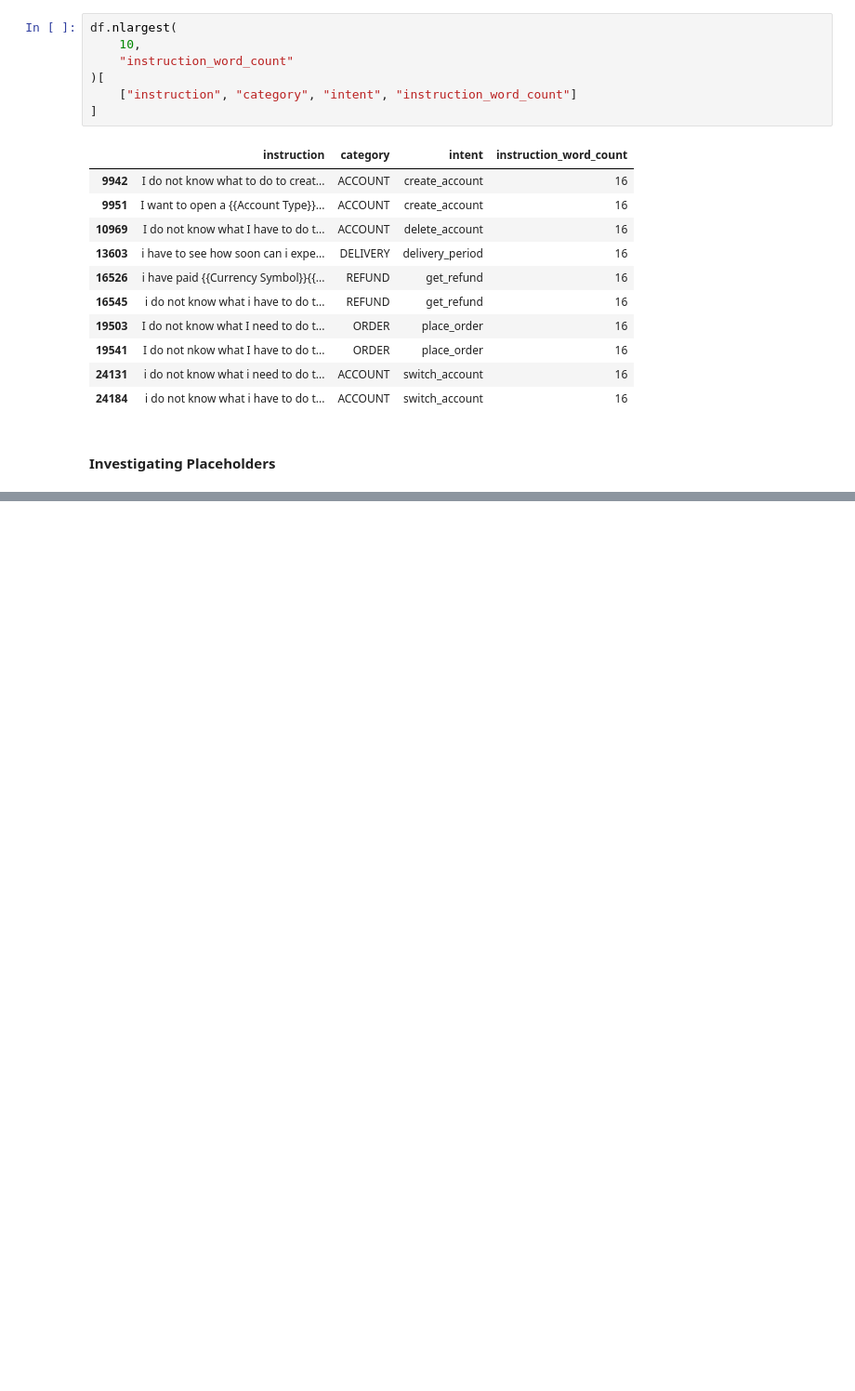
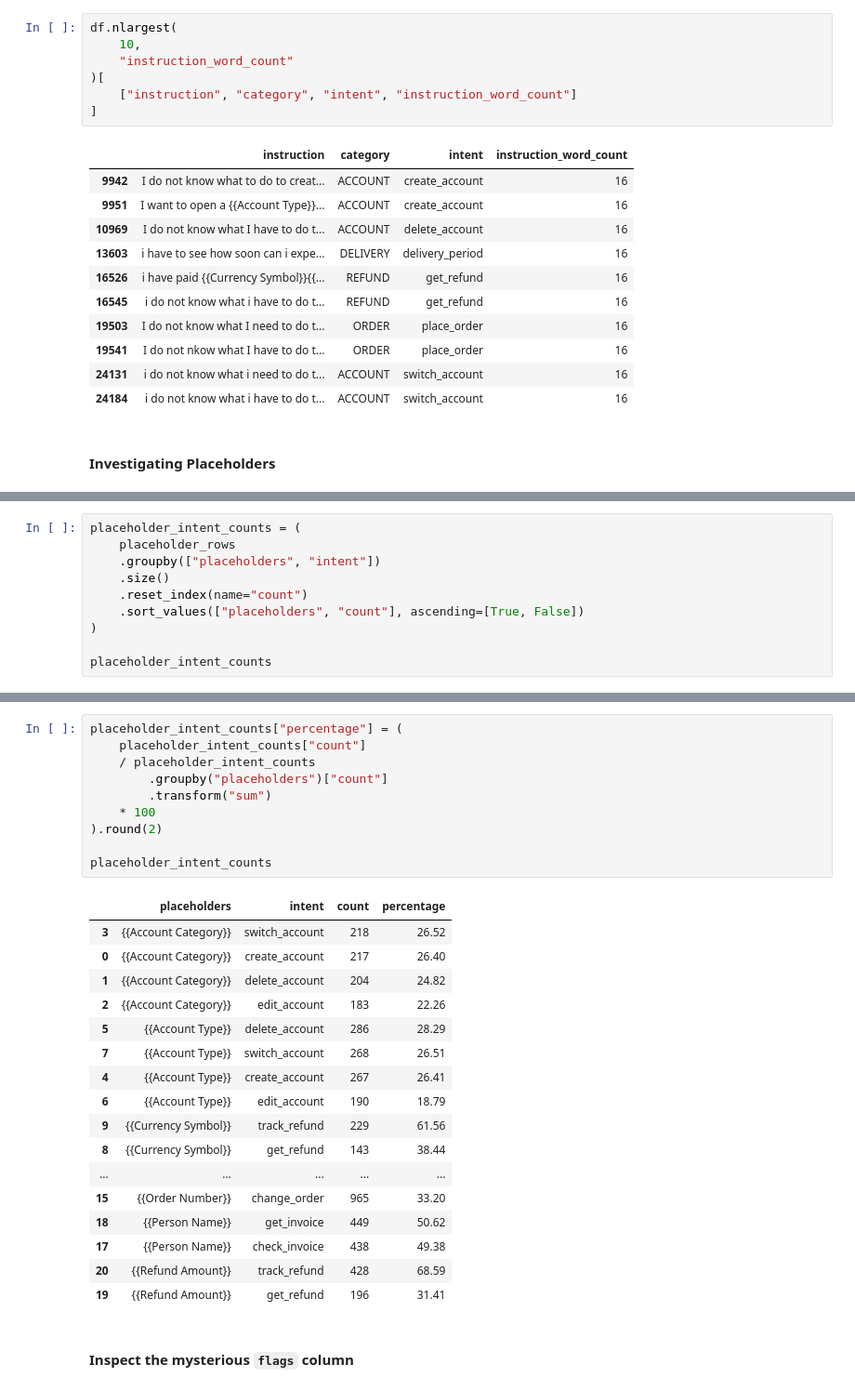
Before and after one commit to ribhupramanik/ResolveAI, a Jupyter notebook: notebooks/01_data_exploration.ipynb, the cells around one changed output, grey strips where cells are left out. Shown at 93% size. Cells and saved outputs as stored; diff of their text form; blank space fills up the shorter version.

````diff
--- a/notebooks/01_data_exploration.ipynb
+++ b/notebooks/01_data_exploration.ipynb
@@ -444,0 +539,10 @@ df.nlargest(
+# %%
+placeholder_intent_counts = (
+    placeholder_rows
+    .groupby(["placeholders", "intent"])
+    .size()
+    .reset_index(name="count")
+    .sort_values(["placeholders", "count"], ascending=[True, False])
+)
+
+placeholder_intent_counts
@@ -444,0 +567,30 @@ df.nlargest(
+# %%
+placeholder_intent_counts["percentage"] = (
+    placeholder_intent_counts["count"]
+    / placeholder_intent_counts
+        .groupby("placeholders")["count"]
+        .transform("sum")
+    * 100
+).round(2)
+
+placeholder_intent_counts
+# %% [output]
+|  | placeholders | intent | count | percentage |
+| 3 | {{Account Category}} | switch_account | 218 | 26.52 |
+| 0 | {{Account Category}} | create_account | 217 | 26.40 |
+| 1 | {{Account Category}} | delete_account | 204 | 24.82 |
+| 2 | {{Account Category}} | edit_account | 183 | 22.26 |
+| 5 | {{Account Type}} | delete_account | 286 | 28.29 |
+| 7 | {{Account Type}} | switch_account | 268 | 26.51 |
+| 4 | {{Account Type}} | create_account | 267 | 26.41 |
+| 6 | {{Account Type}} | edit_account | 190 | 18.79 |
+| 9 | {{Currency Symbol}} | track_refund | 229 | 61.56 |
+| 8 | {{Currency Symbol}} | get_refund | 143 | 38.44 |
+| ... | ... | ... | ... | ... |
+| 15 | {{Order Number}} | change_order | 965 | 33.20 |
+| 18 | {{Person Name}} | get_invoice | 449 | 50.62 |
+| 17 | {{Person Name}} | check_invoice | 438 | 49.38 |
+| 20 | {{Refund Amount}} | track_refund | 428 | 68.59 |
+| 19 | {{Refund Amount}} | get_refund | 196 | 31.41 |
+# %% [markdown]
+#### Inspect the mysterious ```flags``` column
````
Also changed, not shown: parts of 13 cells of this notebook.
